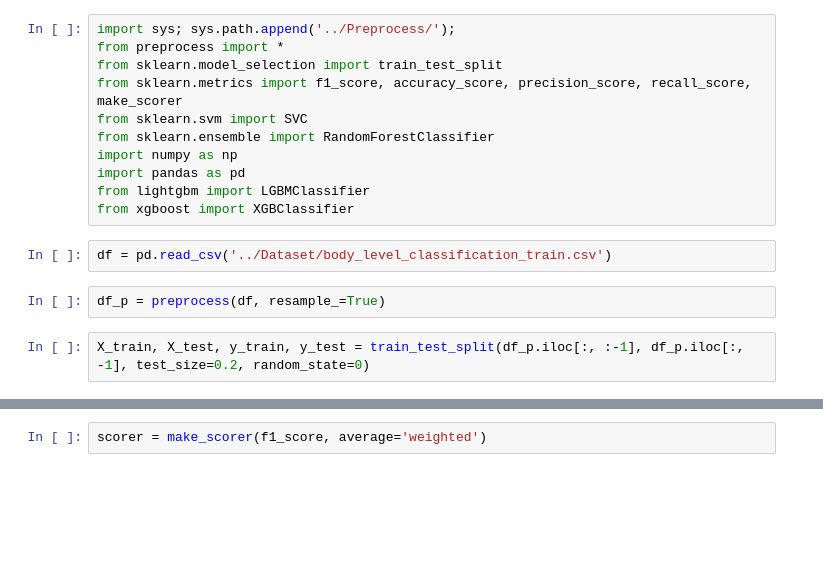
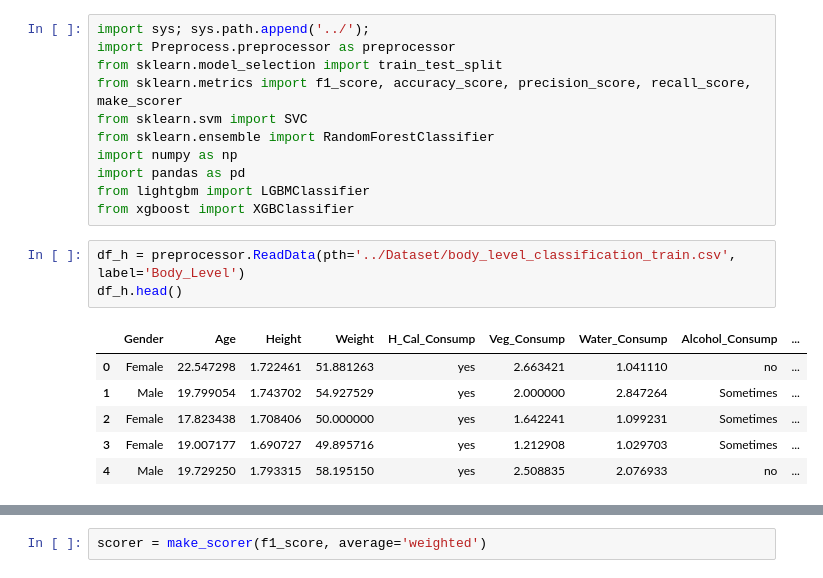
Before and after one commit to abeerhbadr/ML_Project-Body_Level_Classification, a Jupyter notebook: Models_CV/model_selection.ipynb, the cells around one changed output, grey strips where cells are left out. Saved outputs shown, nothing was run; the diff lists cells and outputs as text; blank space fills up the shorter version.

Commit message:
used new preprocessing in CV

```diff
--- a/Models_CV/model_selection.ipynb
+++ b/Models_CV/model_selection.ipynb
@@ -1,6 +1,6 @@
 # %%
-import sys; sys.path.append('../Preprocess/');
-from preprocess import *
+import sys; sys.path.append('../');
+import Preprocess.preprocessor as preprocessor
 from sklearn.model_selection import train_test_split
 from sklearn.metrics import f1_score, accuracy_score, precision_score, recall_score, make_scorer
 from sklearn.svm import SVC
@@ -9,9 +9,13 @@ import numpy as np
 import pandas as pd
 from lightgbm import LGBMClassifier
 from xgboost import XGBClassifier
-# %%
-df = pd.read_csv('../Dataset/body_level_classification_train.csv')
-# %%
-df_p = preprocess(df, resample_=True)
-# %%
-X_train, X_test, y_train, y_test = train_test_split(df_p.iloc[:, :-1], df_p.iloc[:, -1], test_size=0.2, random_state=0)
+# %%
+df_h = preprocessor.ReadData(pth='../Dataset/body_level_classification_train.csv', label='Body_Level')
+df_h.head()
+# %% [output]
+|  | Gender | Age | Height | Weight | H_Cal_Consump | Veg_Consump | Water_Consump | Alcohol_Consump | ... |
+| 0 | Female | 22.547298 | 1.722461 | 51.881263 | yes | 2.663421 | 1.041110 | no | ... |
+| 1 | Male | 19.799054 | 1.743702 | 54.927529 | yes | 2.000000 | 2.847264 | Sometimes | ... |
+| 2 | Female | 17.823438 | 1.708406 | 50.000000 | yes | 1.642241 | 1.099231 | Sometimes | ... |
+| 3 | Female | 19.007177 | 1.690727 | 49.895716 | yes | 1.212908 | 1.029703 | Sometimes | ... |
+| 4 | Male | 19.729250 | 1.793315 | 58.195150 | yes | 2.508835 | 2.076933 | no | ... |
```
Also changed, not shown: parts of 23 cells of this notebook, 8 other files.
